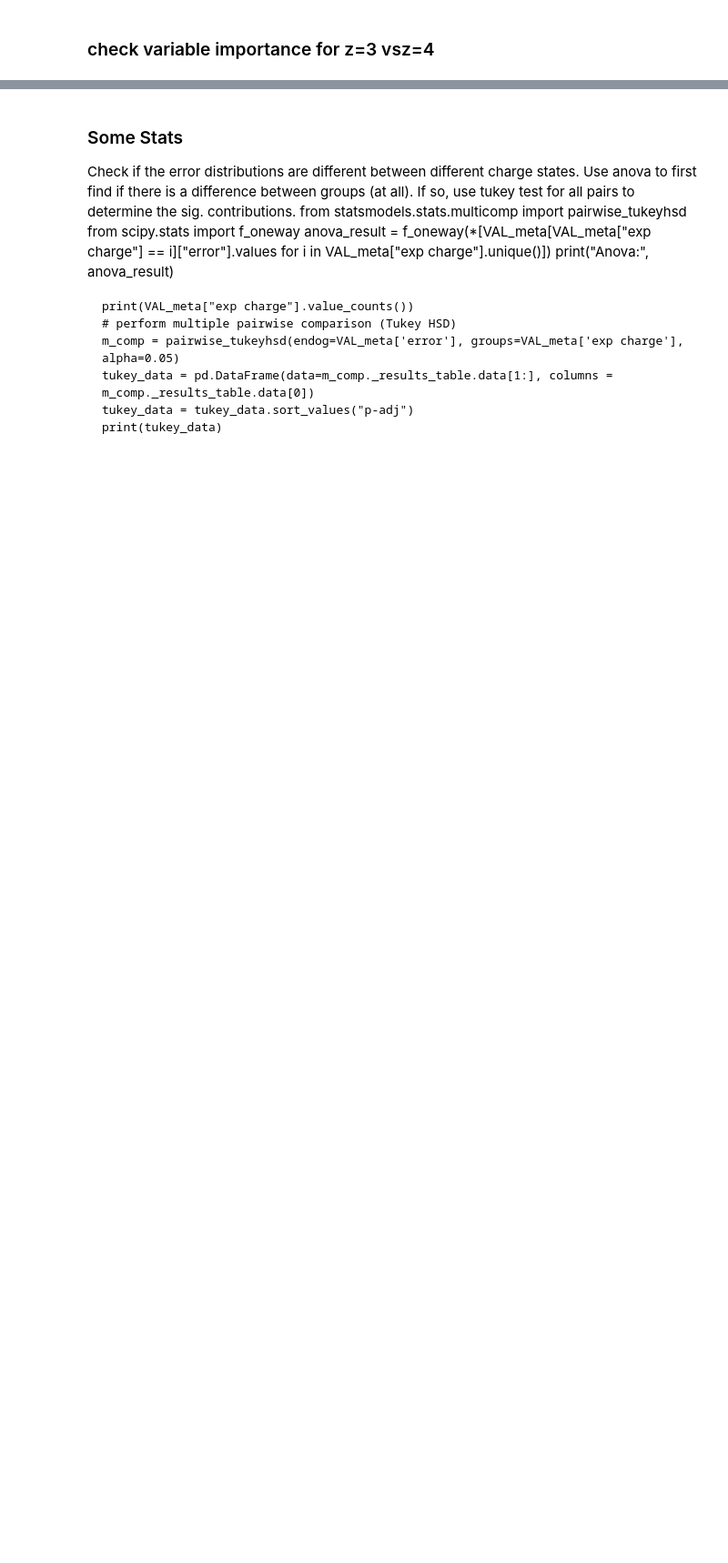
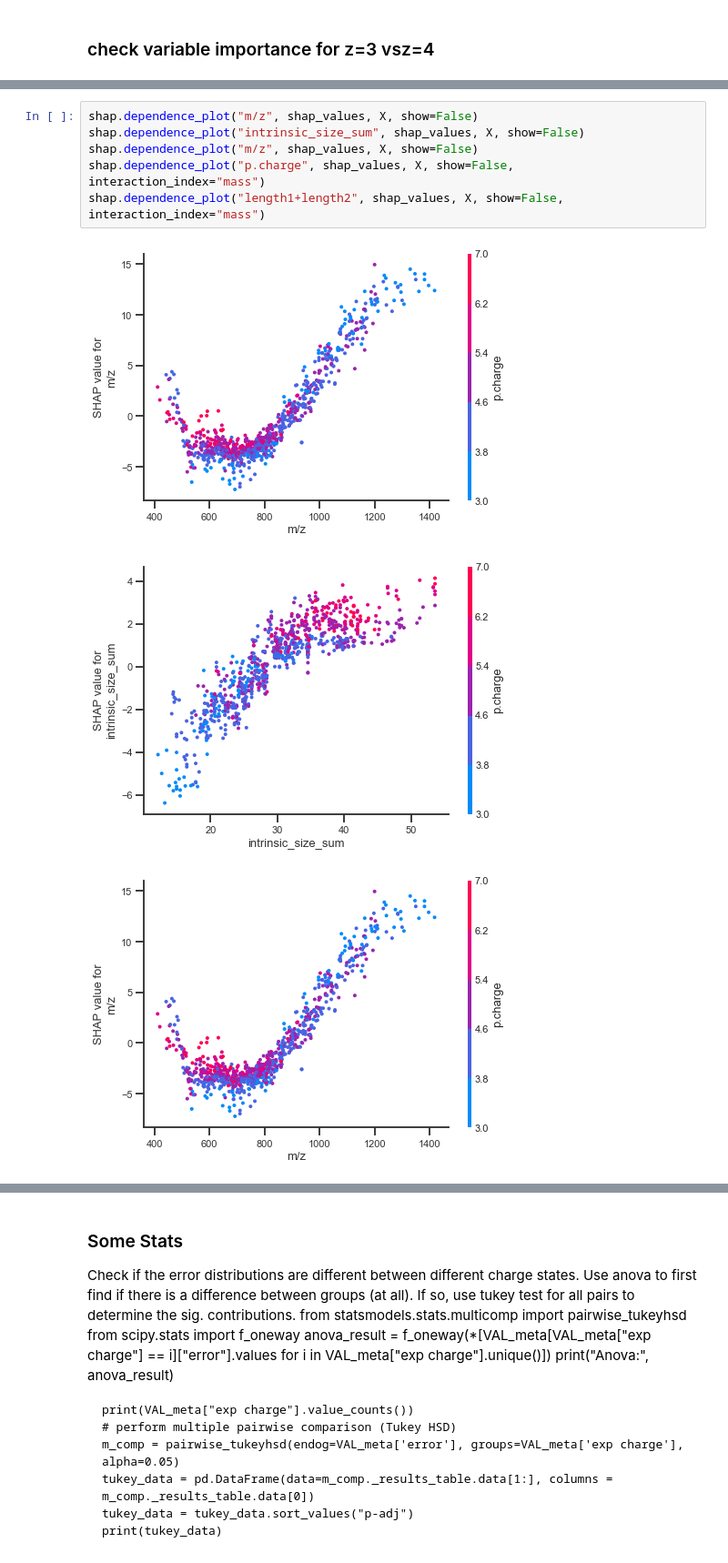
Before and after one commit to harel-coffee/xiFAIMS-auto, a Jupyter notebook: notebooks/xgboost_final.ipynb, the cells around one changed output, grey strips where cells are left out. Shown at 91% size. Cells and saved outputs as stored; diff of their text form; blank space fills up the shorter version.

```diff
--- a/notebooks/xgboost_final.ipynb
+++ b/notebooks/xgboost_final.ipynb
@@ -350,0 +356,10 @@ plt.show()
+# %%
+shap.dependence_plot("m/z", shap_values, X, show=False)
+shap.dependence_plot("intrinsic_size_sum", shap_values, X, show=False)
+shap.dependence_plot("m/z", shap_values, X, show=False)
+shap.dependence_plot("p.charge", shap_values, X, show=False, interaction_index="mass")
+shap.dependence_plot("length1+length2", shap_values, X, show=False, interaction_index="mass")
+# %% [output]
+[figure, added]
+[figure, added]
+[figure, added]
```
Also changed, not shown: parts of 13 cells of this notebook, 1 other file.
